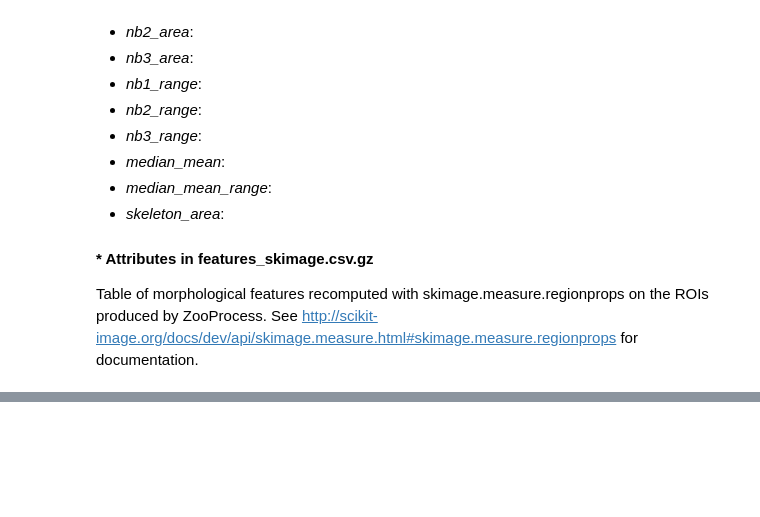
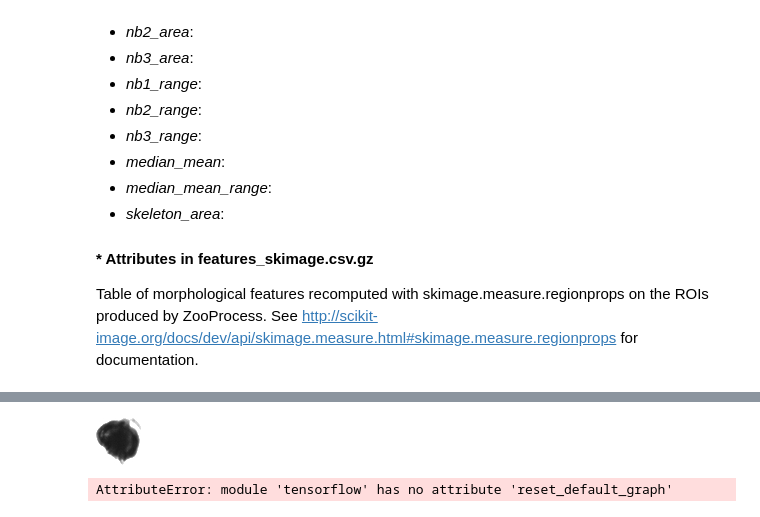
Before and after one commit to Makubu/AML, a Jupyter notebook: Plankton/plankton_challenge.ipynb, the cells around one changed output, grey strips where cells are left out. Saved outputs shown, nothing was run; the diff lists cells and outputs as text; code cells hidden in the pictures; blank space fills up the shorter version.

Commit message:
First steps

```diff
--- a/Plankton/plankton_challenge.ipynb
+++ b/Plankton/plankton_challenge.ipynb
@@ -243,0 +576,5 @@ Table of morphological features recomputed with skimage.measure.regionprops on t
+# %%
+# Original image
+convert_image(X[0])
+# %% [output]
+[figure, added]
@@ -243,0 +684,42 @@ Table of morphological features recomputed with skimage.measure.regionprops on t
+# %%
+tf.reset_default_graph() # reset the default graph before defining a new model
+
+# Parameters
+learning_rate = 0.001
+batch_size = 128
+
+# Model, loss function and accuracy
+x = tf.placeholder(tf.float32, [None, 784], name='inputs')
+y_true = tf.placeholder(tf.float32, [None, 10], name='labels')
+y_true_cls = tf.argmax(y_true, 1)
+
+with tf.name_scope('model'):
+    logits = build_lenet5(x)
+    y_pred = tf.nn.softmax(logits)
+    y_pred_cls = tf.argmax(y_pred, axis=1)
+
+with tf.name_scope('loss'):
+    cross_entropy = tf.nn.softmax_cross_entropy_with_logits_v2(logits=logits,labels=y_true)
+    loss = tf.reduce_mean(cross_entropy)
+
+with tf.name_scope('optim'):
+    optimizer = tf.train.GradientDescentOptimizer(learning_rate)
+    opt_step = optimizer.minimize(loss)
+
+with tf.name_scope('accuracy'):
+    correct_prediction = tf.equal(y_pred_cls, y_true_cls)
+    accuracy = tf.reduce_mean(tf.cast(correct_prediction, tf.float32))
+
+
+session =  tf.Session()
+init_op = tf.global_variables_initializer()
+session.run(init_op)
+
+writer = tf.summary.FileWriter(next_path('logs/lenet5/run_%02d'))
+tf.summary.scalar("Loss", loss)
+tf.summary.scalar("Accuracy", accuracy)
+merged_summary_op = tf.summary.merge_all()
+
+writer.add_graph(tf.get_default_graph())
+# %% [output]
+AttributeError: module 'tensorflow' has no attribute 'reset_default_graph'
```
Also changed, not shown: parts of 50 cells of this notebook.
